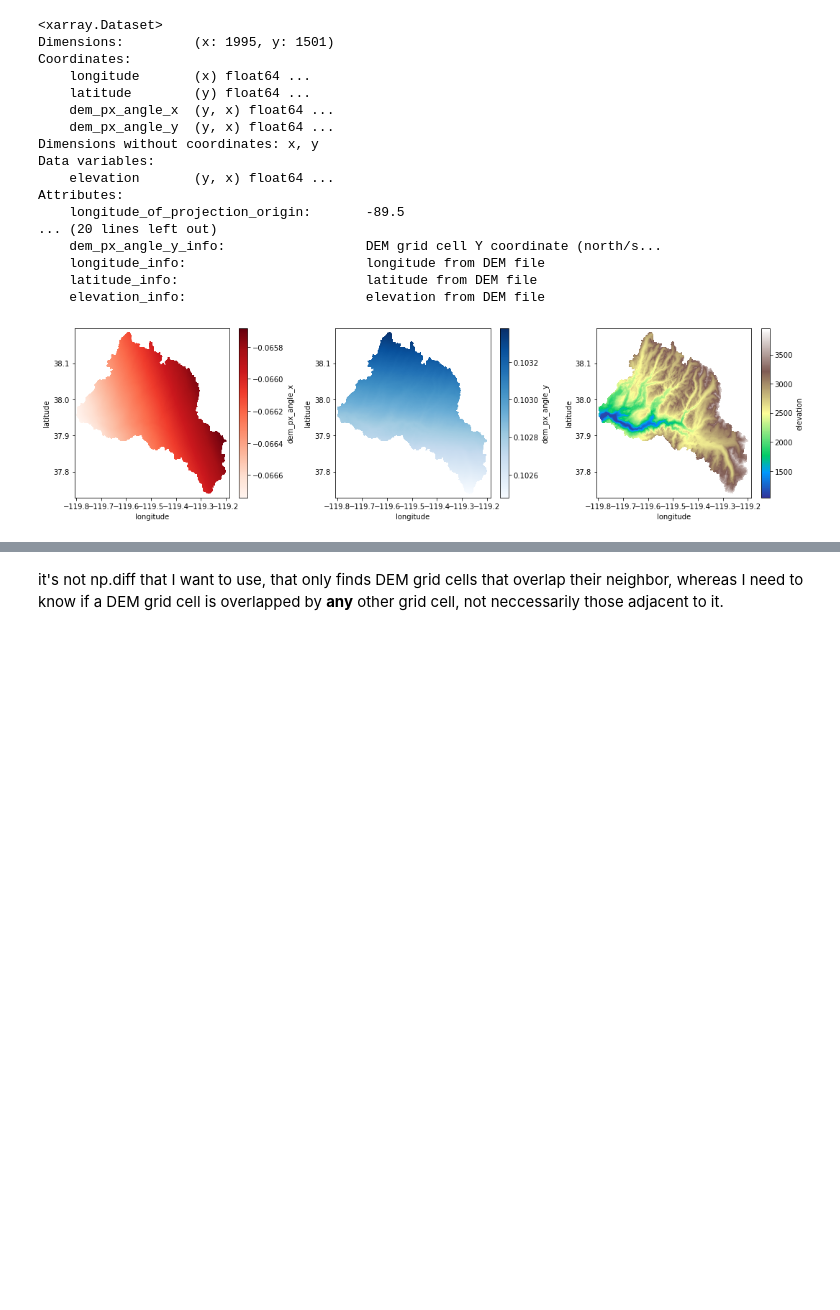
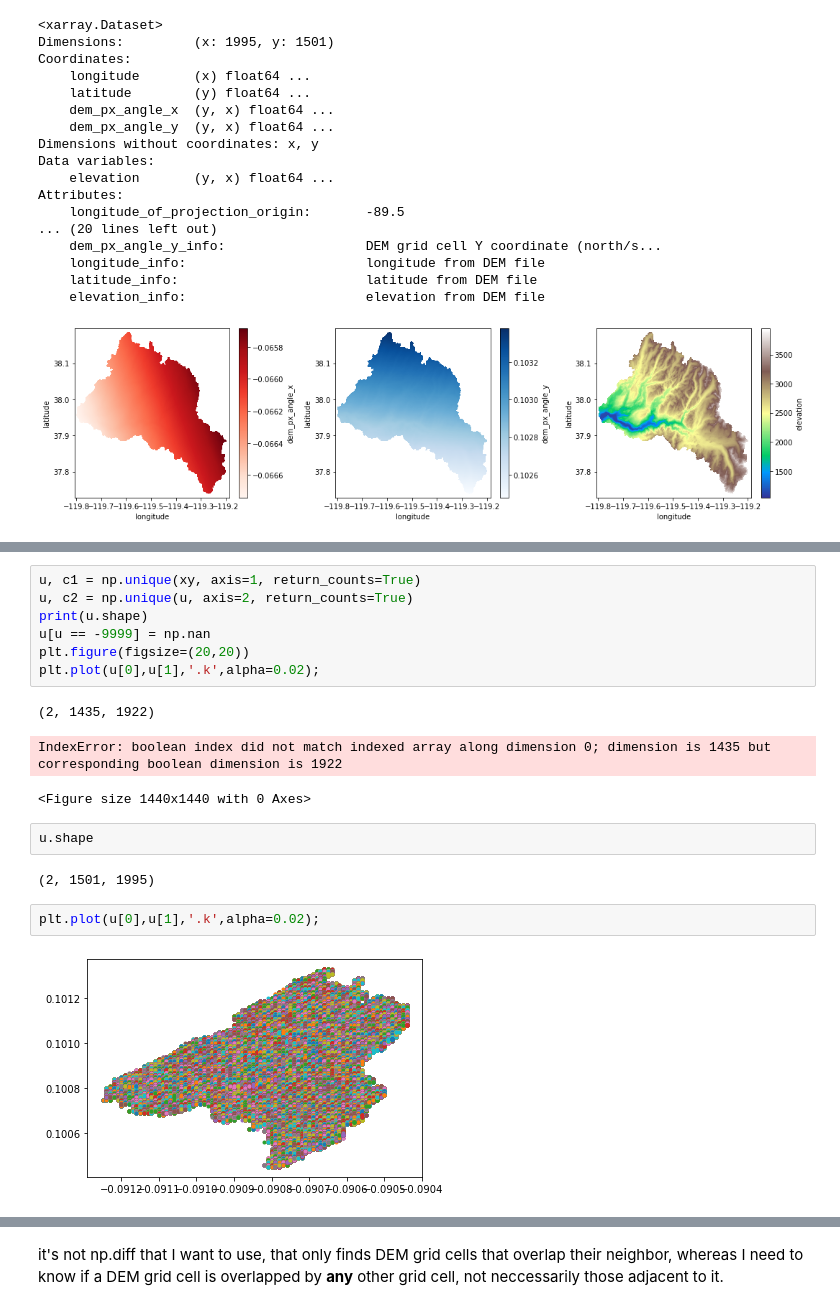
Before and after one commit to spestana/goes-ortho, a Jupyter notebook: goes-make-ortho-map.ipynb, the cells around one changed output, grey strips where cells are left out. Saved outputs shown, nothing was run; the diff lists cells and outputs as text; blank space fills up the shorter version.

```diff
--- a/goes-make-ortho-map.ipynb
+++ b/goes-make-ortho-map.ipynb
@@ -414,0 +545,19 @@ print(np.diff(a,n=1,axis=1)[:-1,:])
+# %%
+u, c1 = np.unique(xy, axis=1, return_counts=True)
+u, c2 = np.unique(u, axis=2, return_counts=True)
+print(u.shape)
+u[u == -9999] = np.nan
+plt.figure(figsize=(20,20))
+plt.plot(u[0],u[1],'.k',alpha=0.02);
+# %% [output]
+(2, 1435, 1922)
+IndexError: boolean index did not match indexed array along dimension 0; dimension is 1435 but corresponding boolean dimension is 1922
+<Figure size 1440x1440 with 0 Axes>
+# %%
+u.shape
+# %% [output]
+(2, 1501, 1995)
+# %%
+plt.plot(u[0],u[1],'.k',alpha=0.02);
+# %% [output]
+[figure, added]
```
Also changed, not shown: parts of 34 cells of this notebook, 2 other files.
